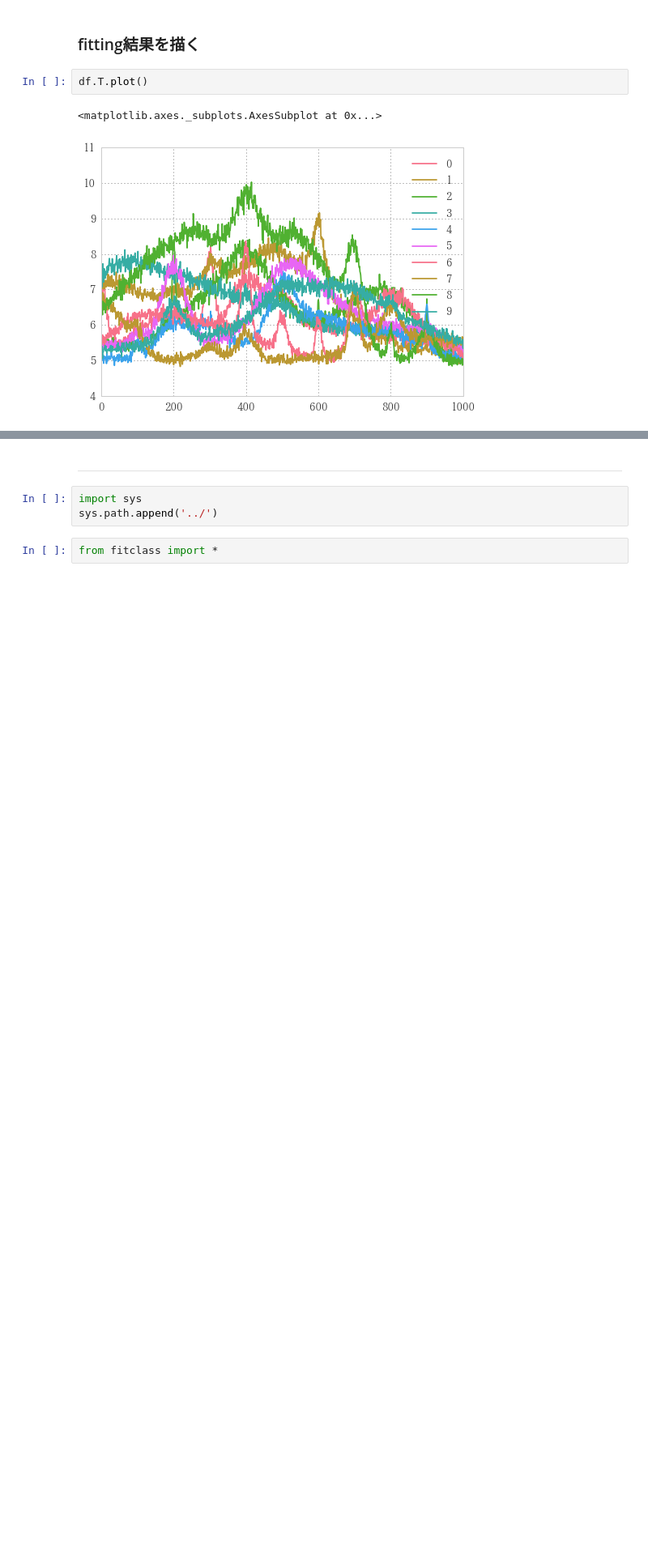
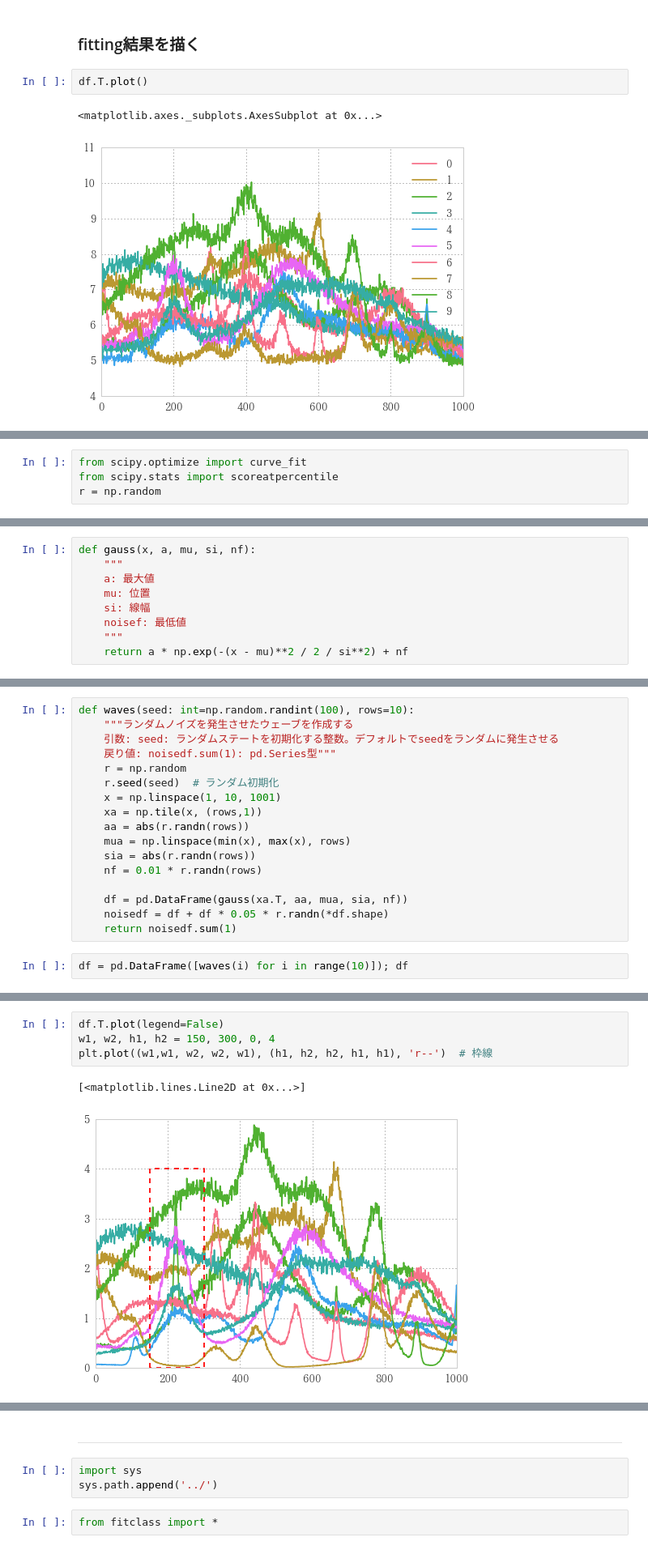
Before and after one commit to u1and0/SAtraceFit, a Jupyter notebook: fit_lab/fit_lab.ipynb, the cells around one changed output, grey strips where cells are left out. Shown at 81% size. Drawn from its saved outputs; the diff is of its cells as text; blank space fills up the shorter version.

```diff
--- a/fit_lab/fit_lab.ipynb
+++ b/fit_lab/fit_lab.ipynb
@@ -488,0 +516,4 @@ Bfit
+# %%
+from scipy.optimize import curve_fit
+from scipy.stats import scoreatpercentile
+r = np.random
@@ -488,0 +524,9 @@ Bfit
+# %%
+def gauss(x, a, mu, si, nf):
+    """
+    a: 最大値
+    mu: 位置
+    si: 線幅
+    noisef: 最低値
+    """
+    return a * np.exp(-(x - mu)**2 / 2 / si**2) + nf
@@ -488,0 +568,19 @@ Bfit
+# %%
+def waves(seed: int=np.random.randint(100), rows=10):
+    """ランダムノイズを発生させたウェーブを作成する
+    引数: seed: ランダムステートを初期化する整数。デフォルトでseedをランダムに発生させる
+    戻り値: noisedf.sum(1): pd.Series型"""
+    r = np.random
+    r.seed(seed)  # ランダム初期化
+    x = np.linspace(1, 10, 1001)
+    xa = np.tile(x, (rows,1))
+    aa = abs(r.randn(rows))
+    mua = np.linspace(min(x), max(x), rows)
+    sia = abs(r.randn(rows))
+    nf = 0.01 * r.randn(rows)
+
+    df = pd.DataFrame(gauss(xa.T, aa, mua, sia, nf))
+    noisedf = df + df * 0.05 * r.randn(*df.shape)
+    return noisedf.sum(1)
+# %%
+df = pd.DataFrame([waves(i) for i in range(10)]); df
@@ -488,0 +600,7 @@ Bfit
+# %%
+df.T.plot(legend=False)
+w1, w2, h1, h2 = 150, 300, 0, 4
+plt.plot((w1,w1, w2, w2, w1), (h1, h2, h2, h1, h1), 'r--')  # 枠線
+# %% [output]
+[<matplotlib.lines.Line2D at 0x...>]
+[figure, added]
```
Also changed, not shown: parts of 44 cells of this notebook, 27 other files.
